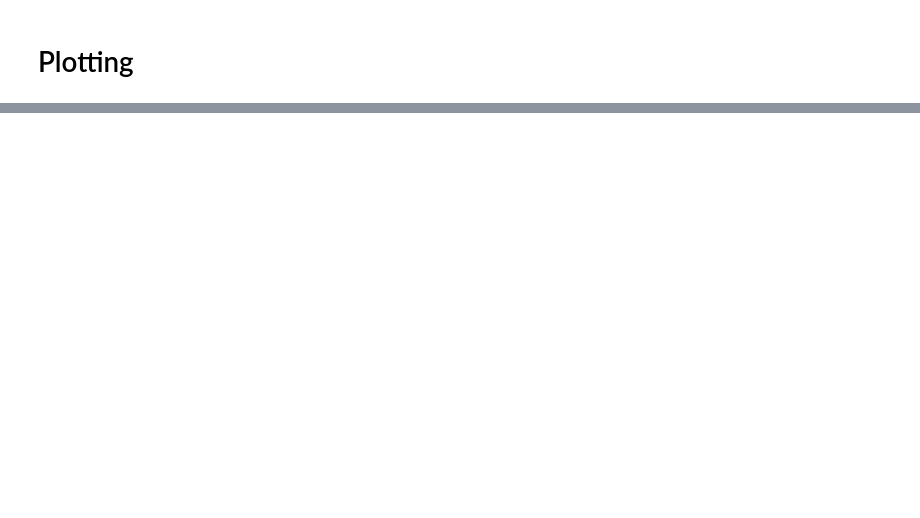
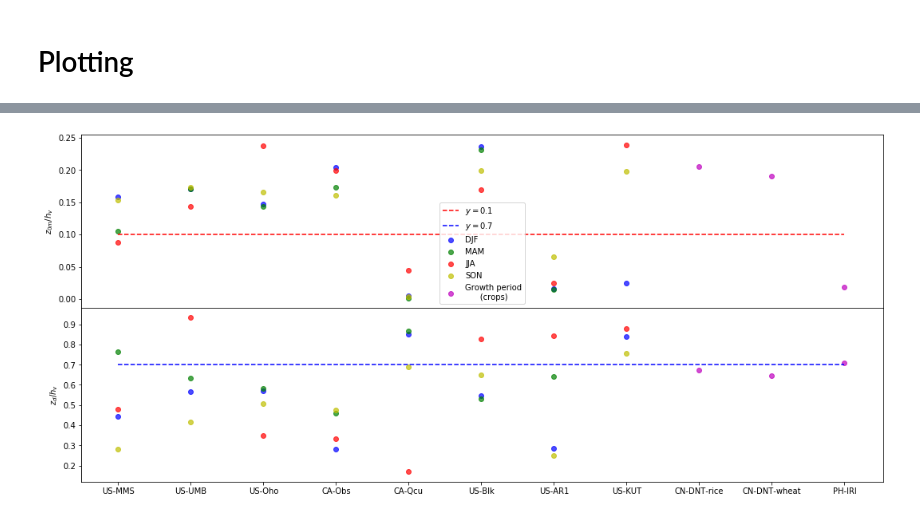
Before and after one commit to Urban-Meteorology-Reading/SUEWS_parameters, a Jupyter notebook: roughness.ipynb, the cells around one changed output, grey strips where cells are left out. Drawn from its saved outputs; the diff is of its cells as text; code cells hidden in the pictures; blank space fills up the shorter version.

```diff
--- a/roughness.ipynb
+++ b/roughness.ipynb
@@ -256,0 +392,78 @@ plt.savefig('WS_obs_mod.png',dpi=300,bbox_inches = 'tight',pad_inches = 0.01)
+# %%
+names=['US-MMS','US-UMB','US-Oho','CA-Obs','CA-Qcu',
+       'US-Blk','US-AR1','US-KUT','CN-DNT-rice','CN-DNT-wheat','PH-IRI']
+
+colors=['b','g','r','y']
+
+df=pd.DataFrame(columns=['z$_{0m}$ (DJF)','z$_{d}$ (DJF)',
+                         'z$_{0m}$ (MAM)','z$_{d}$ (MAM)',
+                         'z$_{0m}$ (JJA)','z$_{d}$ (JJA)',
+                         'z$_{0m}$ (SON)','z$_{d}$ (SON)',
+                         'z$_{0m}$ (Crop)','z$_{d}$ (Crop)',
+                        ])
+
+fig,axs=plt.subplots(2,1,figsize=(18,8))
+plt.subplots_adjust(hspace=0.0)
+ax=axs[0]
+
+all_data={}
+
+for name in names:
+    all_data[name]={}
+    if name not in ['CN-DNT-rice','CN-DNT-wheat','PH-IRI']:
+        for season,color in zip(['DJF','MAM','JJA','SON'],colors):
+            all_data[name][season]={}
+            try:
+                r_z=np.median(res[name][season]['z0s'])/np.median(res[name][season]['h_sfc'])
+                all_data[name][season]['$z_0$']=np.round(np.median(res[name][season]['z0s']),2)
+                all_data[name][season]['$z_d$']=np.round(np.median(res[name][season]['ds']),2)
+                if name=='US-MMS':
+                    ax.scatter(name,r_z,color=color,label=season,alpha=0.7)
+                else:
+                    ax.scatter(name,r_z,color=color,alpha=0.7)
+            except:
+                pass
+    else:
+        all_data[name]['Growth']={}
+        r_z=np.median(res[name]['z0s'])/np.median(res[name]['h_sfc'])
+        all_data[name]['Growth']['$z_0$']=np.round(np.median(res[name]['z0s']),2)
+        all_data[name]['Growth']['$z_d$']=np.round(np.median(res[name]['ds']),2)
+        if name=='PH-IRI':
+            ax.scatter(name,r_z,color='m',label='Growth period\n      (crops)',alpha=0.7)
+        else:
+            ax.scatter(name,r_z,color='m',alpha=0.7)
+
+
+ax.plot([0,10],[0.1,0.1],color='r',linestyle='--',label='$y=0.1$')
+ax.plot([],[],color='b',linestyle='--',label='$y=0.7$')
+ax.set_ylabel('$z_{0m}/h_v$')
+ax.legend()
+ax.axes.get_xaxis().set_visible(False)
+
+ax=axs[1]
+
+for name in names:
+    if name not in ['CN-DNT-rice','CN-DNT-wheat','PH-IRI']:
+        for season,color in zip(['DJF','MAM','JJA','SON'],colors):
+            try:
+                r_z=np.median(res[name][season]['ds'])/np.median(res[name][season]['h_sfc'])
+                if name=='US-MMS':
+                    ax.scatter(name,r_z,color=color,label=season,alpha=0.7)
+                else:
+                    ax.scatter(name,r_z,color=color,alpha=0.7)
+            except:
+                pass
+    else:
+        r_z=np.median(res[name]['ds'])/np.median(res[name]['h_sfc'])
+        if name=='PH-IRI':
+            ax.scatter(name,r_z,color='m',label='Growth period\n      (crops)',alpha=0.7)
+        else:
+            ax.scatter(name,r_z,color='m',alpha=0.7)
+
+
+ax.plot([0,10],[0.7,0.7],color='b',linestyle='--',label='$y=0.7$')
+ax.set_ylabel('$z_{d}/h_v$')
+
+plt.savefig('z0_d.png',dpi=300,bbox_inches = 'tight',pad_inches = 0.01)
+# %% [output]
+[figure, added]
```
Also changed, not shown: parts of 8 cells of this notebook, 4 other files.
